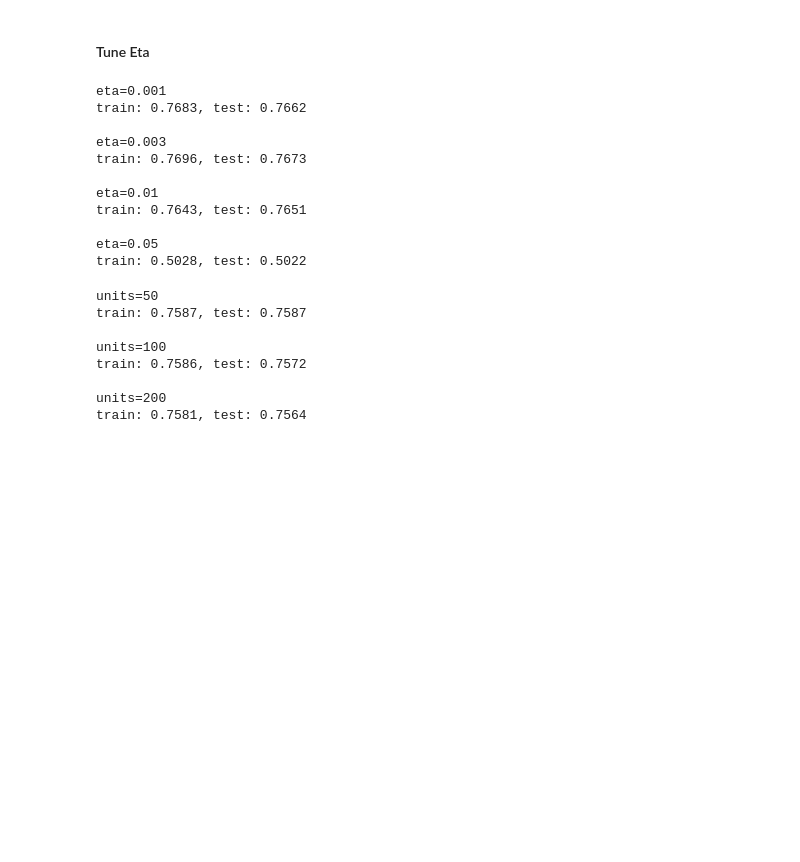
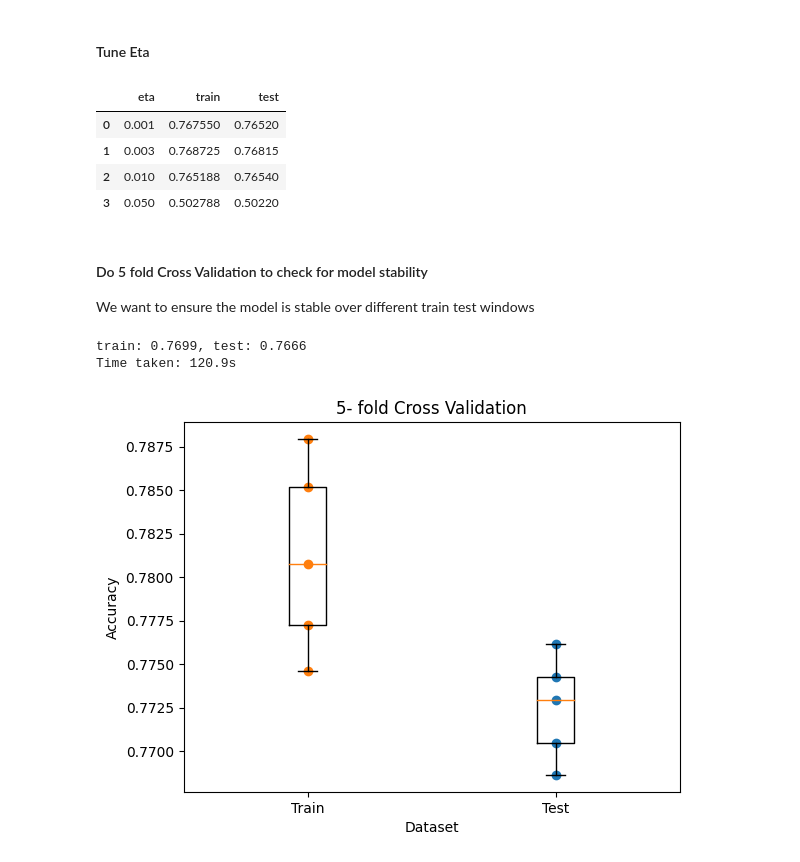
Before and after one commit to georgec123/dl_cw, a Jupyter notebook: src/parameter_tune.ipynb, the cells around one changed output. Cells and saved outputs as stored; diff of their text form; code cells hidden in the pictures; blank space fills up the shorter version.

Commit message:
tables and plots

```diff
--- a/src/parameter_tune.ipynb
+++ b/src/parameter_tune.ipynb
@@ -111,6 +123,8 @@ train: 0.7571, test: 0.7599
 # %% [markdown]
 ### Tune batch size
 # %%
+results = []
+
 for batch_size in [50, 100, 500, 1000]:
     print(f"{batch_size=}")
 
@@ -120,6 +134,10 @@ for batch_size in [50, 100, 500, 1000]:
 
     model.fit(X_train, y_train, batch_size=batch_size, epochs=10, callbacks=[history], verbose=0)
     train_a, test_a = predict_and_accuracy(model,  X_train, X_test, y_train, y_test)
-    print(f"train: {train_a:.4f}, test: {test_a:.4f}\n")
+    results.append({'Batch Size': batch_size, 'Train Accuracy': train_a, 'Test Accuracy': test_a})
+
+df = pd.DataFrame(results)
+df.style.format(na_rep='-', precision=4).hide(axis="index").to_latex('./tables/batch_table.tex')
+df
 # %% [output]
 batch_size=50
@@ -136,8 +152,9 @@ train: 0.7606, test: 0.7593
 # %% [markdown]
 #### Tune Eta
 # %%
+results = []
+
 for eta in [0.001, 0.003, 0.01, 0.05]:
-    print(f"{eta=}")
 
     model, history = get_default_model()
 
@@ -145,44 +162,39 @@ for eta in [0.001, 0.003, 0.01, 0.05]:
 
     model.fit(X_train, y_train, batch_size=100, epochs=10, callbacks=[history], verbose=0)
     train_a, test_a = predict_and_accuracy(model,  X_train, X_test, y_train, y_test)
-    print(f"train: {train_a:.4f}, test: {test_a:.4f}\n")
+
+    results.append({'eta':eta, 'train': train_a, 'test': test_a})
+
+df = pd.DataFrame(results)
+df.style.format(na_rep='-', precision=4).hide(axis="index").to_latex('./tables/eta_table.tex')
+df
 # %% [output]
-eta=0.001
-train: 0.7683, test: 0.7662
-
-eta=0.003
-train: 0.7696, test: 0.7673
-
-eta=0.01
-train: 0.7643, test: 0.7651
-
-eta=0.05
-train: 0.5028, test: 0.5022
+|  | eta | train | test |
+| 0 | 0.001 | 0.767550 | 0.76520 |
+| 1 | 0.003 | 0.768725 | 0.76815 |
+| 2 | 0.010 | 0.765188 | 0.76540 |
+| 3 | 0.050 | 0.502788 | 0.50220 |
+# %% [markdown]
+#### Do 5 fold Cross Validation to check for model stability
+We want to ensure the model is stable over different train test windows
 # %%
-for units in [50, 100, 200]:
-    print(f"{units=}")
+eta = 0.003
+batch_size=100
+optimizer=Adam(eta)
+epochs=10
 
-    history = History()
-    model = keras.Sequential([
-        InputLayer(input_shape=(len(X_train.columns))),
-        Dense(units=units, activation='elu'),
-        Dense(units=1, activation='sigmoid')
-    ])
-    model = keras.models.clone_model(model)
 
-    eta = 0.003
-    model.compile(optimizer=keras.optimizers.Adam(learning_rate=eta), loss="binary_crossentropy", metrics=["accuracy"])
+model, history = get_default_model()
+model.compile(optimizer=optimizer, loss="binary_crossentropy", metrics=["accuracy"])
 
-    # k_fold(model, X_train, y_train, batch_size=100, epochs=5, history=history, splits=5)
-    model.fit(X_train, y_train, batch_size=100, epochs=5, callbacks=[history], verbose=0)
-    train_a, test_a = predict_and_accuracy(model,  X_train, X_test, y_train, y_test)
-    print(f"train: {train_a:.4f}, test: {test_a:.4f}\n")
+
+model.fit(X_train, y_train, batch_size=batch_size, epochs=epochs, callbacks=[history], verbose=0)
+train_a, test_a = predict_and_accuracy(model,  X_train, X_test, y_train, y_test)
+print(f"train: {train_a:.4f}, test: {test_a:.4f}")
+
+k_fold(model, X_train, y_train, batch_size=batch_size, epochs=epochs, history=history)
+plt.savefig('./plots/kfold_cv.png')
 # %% [output]
-units=50
-train: 0.7587, test: 0.7587
-
-units=100
-train: 0.7586, test: 0.7572
-
-units=200
-train: 0.7581, test: 0.7564
+train: 0.7699, test: 0.7666
+Time taken: 120.9s
+[figure, added]
```
Also changed, not shown: parts of 3 cells of this notebook, 6 other files.
